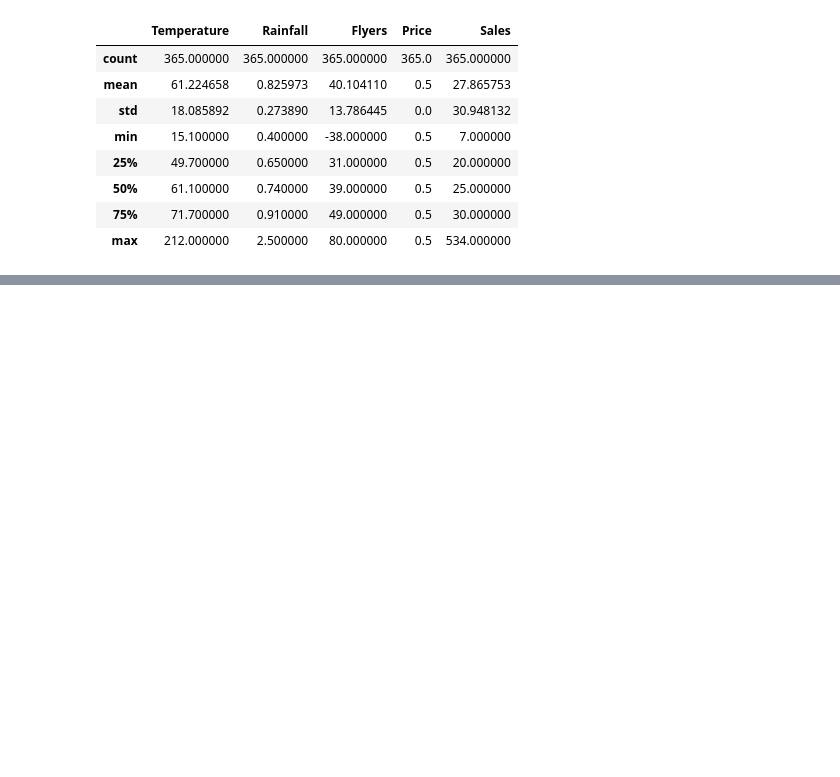
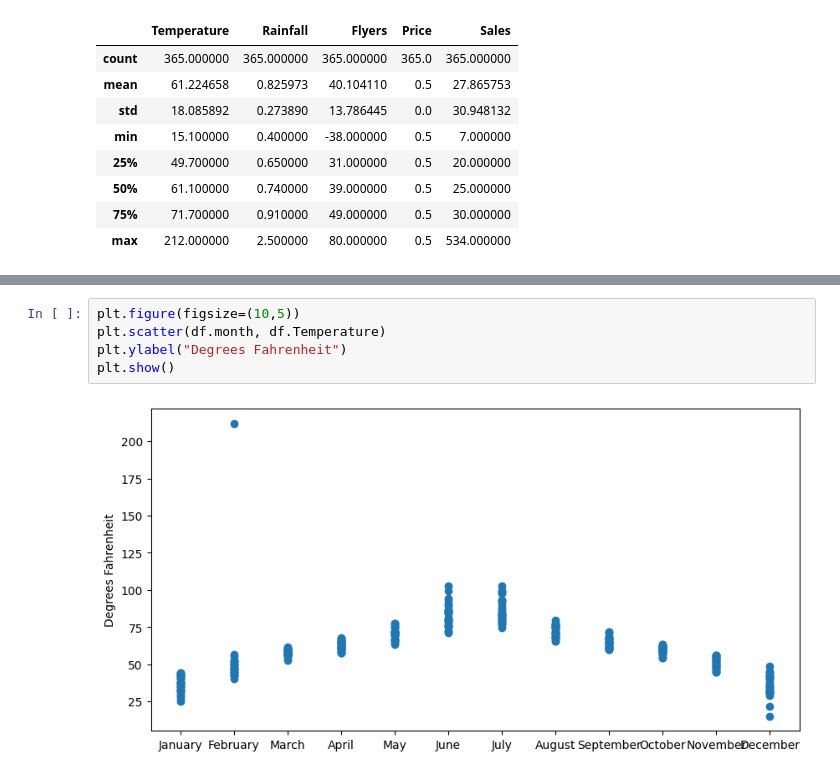
Before and after one commit to NISHAKUNWAR053/Anomaly-detection, a Jupyter notebook: continuation_probability.ipynb, the cells around one changed output, grey strips where cells are left out. Saved outputs shown, nothing was run; the diff lists cells and outputs as text; blank space fills up the shorter version.

```diff
--- a/continuation_probability.ipynb
+++ b/continuation_probability.ipynb
@@ -50,0 +113,7 @@ df_date = pd.to_datetime(df.Date)
+# %%
+plt.figure(figsize=(10,5))
+plt.scatter(df.month, df.Temperature)
+plt.ylabel("Degrees Fahrenheit")
+plt.show()
+# %% [output]
+[figure, added]
```
Also changed, not shown: parts of 22 cells of this notebook.
